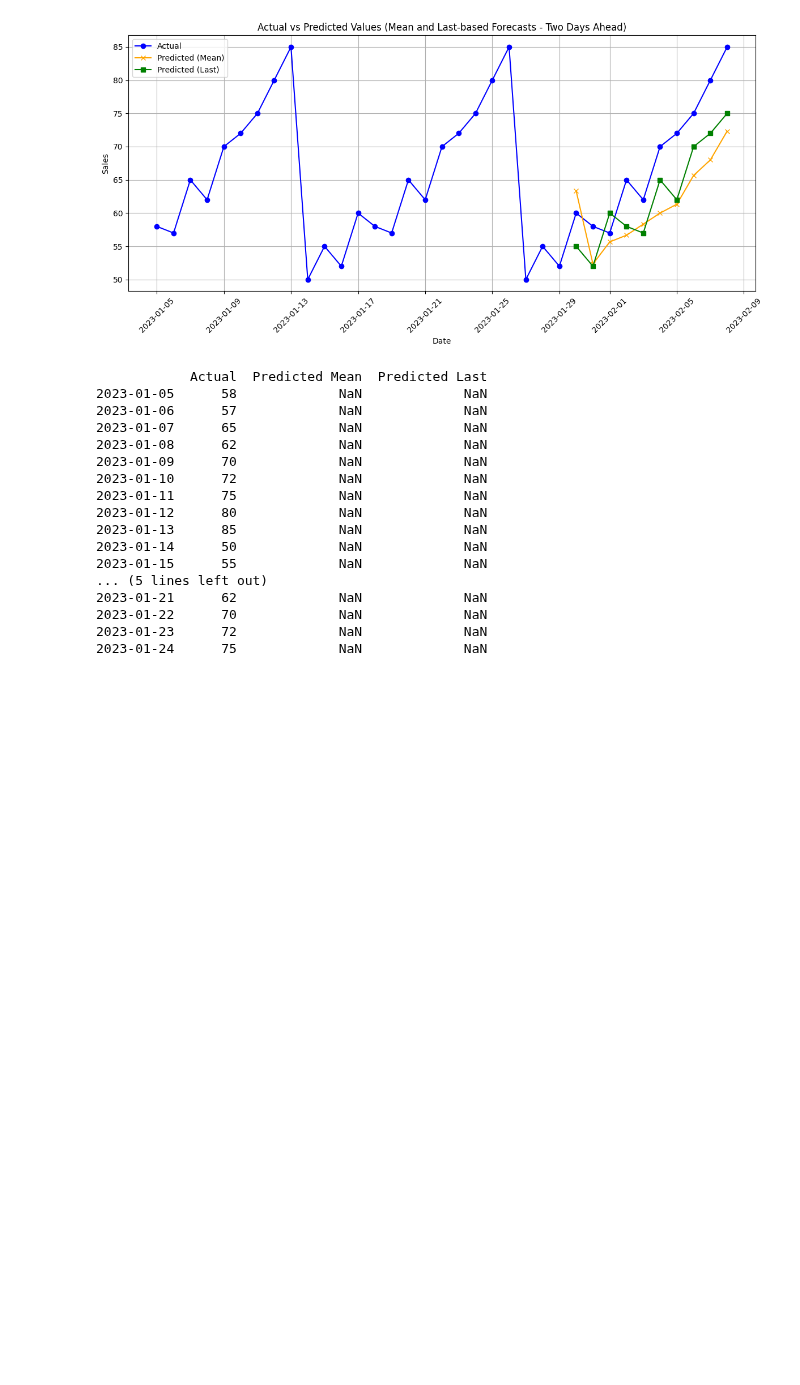
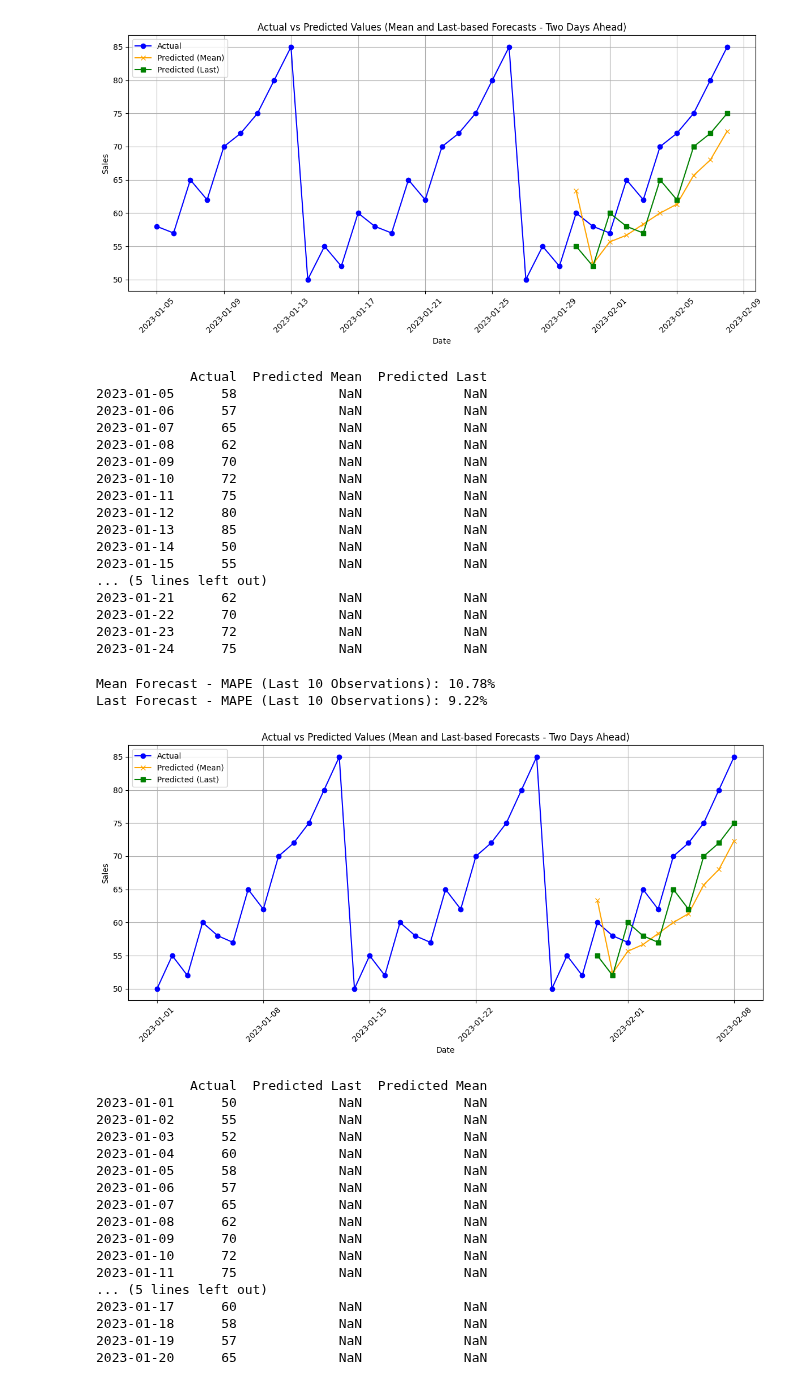
Before and after one commit to AFEngelage/Group4B, a Jupyter notebook: notebooks/Simple_forecasting.ipynb, the cells around one changed output. Drawn from its saved outputs; the diff is of its cells as text; code cells hidden in the pictures; blank space fills up the shorter version.

```diff
--- a/notebooks/Simple_forecasting.ipynb
+++ b/notebooks/Simple_forecasting.ipynb
@@ -213,3 +120,69 @@ Last Forecast - MAPE (Last 10 Observations): 9.22%
 2023-01-22      70             NaN             NaN
 2023-01-23      72             NaN             NaN
 2023-01-24      75             NaN             NaN
+# %%
+# Creating the lagged feature (lag of 1 day)
+y_lagged = y.shift(2)  # Shift by 1 for a 1-day lag
+
+# Creating the feature where t equals the mean of (t-2, t-3, t-4)
+y_rolling_mean = y.shift(2).rolling(window=3).mean()
+
+# Combine these features with the original series in a new DataFrame
+Lagging_df = pd.DataFrame({
+    'Actual': y,
+    'Predicted Last': y_lagged,
+    'Predicted Mean': y_rolling_mean
+})
+
+# Keep all actual observations and only the last 10 for predictions - This servies as Train/Test split
+Lagging_df['Predicted Mean'] = Lagging_df['Predicted Mean'].where(Lagging_df.index.isin(Lagging_df.index[-10:]), np.nan)
+Lagging_df['Predicted Last'] = Lagging_df['Predicted Last'].where(Lagging_df.index.isin(Lagging_df.index[-10:]), np.nan)
+
+# Calculate MAPE for the last 10 observations
+last_10_results_df = Lagging_df.tail(10)
+
+# Calculate MAPE for both prediction strategies based on the last 10 observations
+mape_mean_last_10 = mean_absolute_percentage_error(last_10_results_df['Actual'], last_10_results_df['Predicted Mean'])
+mape_last_last_10 = mean_absolute_percentage_error(last_10_results_df['Actual'], last_10_results_df['Predicted Last'])
+
+print(f"Mean Forecast - MAPE (Last 10 Observations): {mape_mean_last_10:.2f}%")
+print(f"Last Forecast - MAPE (Last 10 Observations): {mape_last_last_10:.2f}%")
+
+# Plotting
+plt.figure(figsize=(12, 6))
+plt.plot(Lagging_df.index, Lagging_df['Actual'], label='Actual', marker='o', color='blue')
+plt.plot(Lagging_df.index, Lagging_df['Predicted Mean'], label='Predicted (Mean)', marker='x', color='orange')
+plt.plot(Lagging_df.index, Lagging_df['Predicted Last'], label='Predicted (Last)', marker='s', color='green')
+
+plt.title('Actual vs Predicted Values (Mean and Last-based Forecasts - Two Days Ahead)')
+plt.xlabel('Date')
+plt.ylabel('Sales')
+plt.legend()
+plt.grid()
+plt.xticks(rotation=45)
+plt.tight_layout()
+plt.show()
+
+# Show the results (first 20 days for preview)
+print(Lagging_df.head(20))
+# %% [output]
+Mean Forecast - MAPE (Last 10 Observations): 10.78%
+Last Forecast - MAPE (Last 10 Observations): 9.22%
+[figure, added]
+            Actual  Predicted Last  Predicted Mean
+2023-01-01      50             NaN             NaN
+2023-01-02      55             NaN             NaN
+2023-01-03      52             NaN             NaN
+2023-01-04      60             NaN             NaN
+2023-01-05      58             NaN             NaN
+2023-01-06      57             NaN             NaN
+2023-01-07      65             NaN             NaN
+2023-01-08      62             NaN             NaN
+2023-01-09      70             NaN             NaN
+2023-01-10      72             NaN             NaN
+2023-01-11      75             NaN             NaN
+... (5 lines left out)
+2023-01-17      60             NaN             NaN
+2023-01-18      58             NaN             NaN
+2023-01-19      57             NaN             NaN
+2023-01-20      65             NaN             NaN
```
Also changed, not shown: parts of 5 cells of this notebook, 2 other files.
